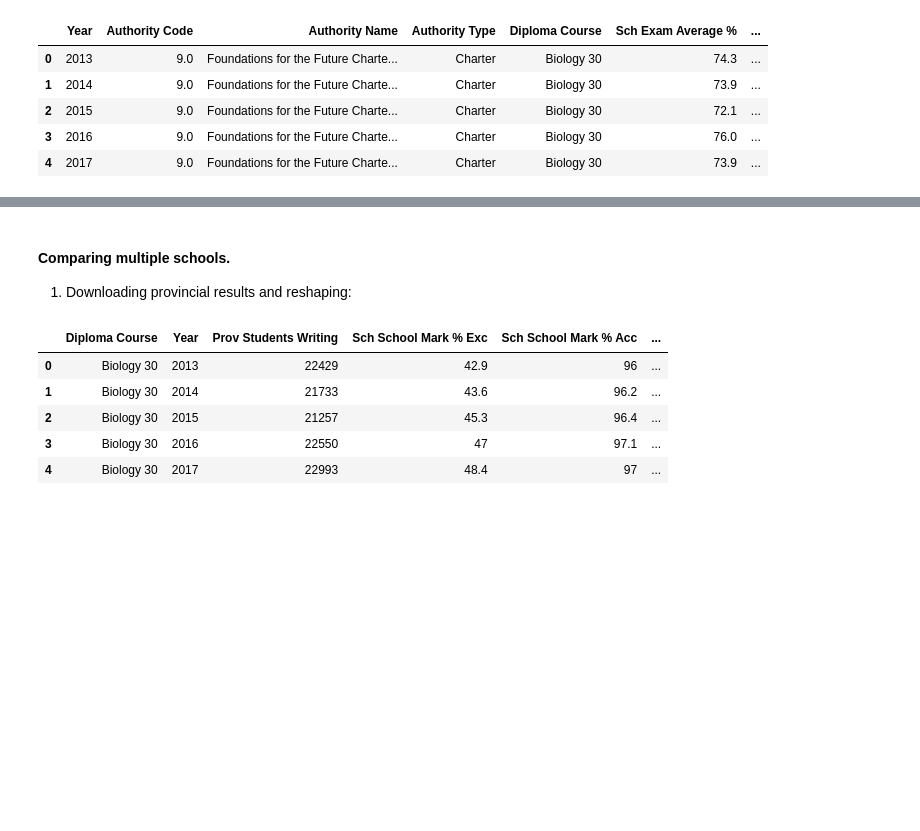
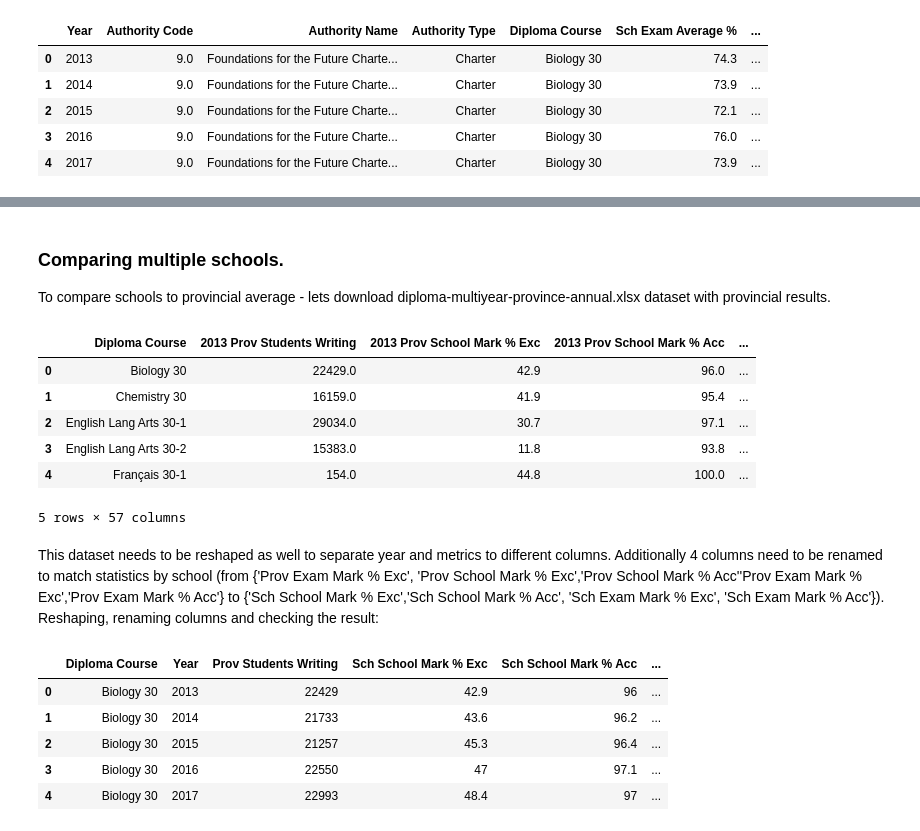
Before and after one commit to callysto/callysto-sample-notebooks, a Jupyter notebook: notebooks/Digital_Citizenship/Exam_data_results_by_school.ipynb, the cells around one changed output, grey strips where cells are left out. Drawn from its saved outputs; the diff is of its cells as text; code cells hidden in the pictures; blank space fills up the shorter version.

Commit message:
Added more description to Exam data

```diff
--- a/notebooks/Digital_Citizenship/Exam_data_results_by_school.ipynb
+++ b/notebooks/Digital_Citizenship/Exam_data_results_by_school.ipynb
@@ -136,7 +135,22 @@ If you're reading this message in another frontend (for example, a static render
-# %% [markdown]
-#### Comparing multiple schools.
-
-1. Downloading provincial results and reshaping:
+# %% [markdown]
+### Comparing multiple schools.
+
+To compare schools to provincial average - lets download diploma-multiyear-province-annual.xlsx dataset with provincial results.
+# %%
+provincial_results = pd.read_excel('https://education.alberta.ca/media/3680581/diploma-multiyear-province-annual.xlsx')
+provincial_results.head()
+# %% [output]
+|  | Diploma Course | 2013 Prov Students Writing | 2013 Prov School Mark % Exc | 2013 Prov School Mark % Acc | ... |
+| 0 | Biology 30 | 22429.0 | 42.9 | 96.0 | ... |
+| 1 | Chemistry 30 | 16159.0 | 41.9 | 95.4 | ... |
+| 2 | English Lang Arts 30-1 | 29034.0 | 30.7 | 97.1 | ... |
+| 3 | English Lang Arts 30-2 | 15383.0 | 11.8 | 93.8 | ... |
+| 4 | Français 30-1 | 154.0 | 44.8 | 100.0 | ... |
+5 rows × 57 columns
+# %% [markdown]
+This dataset needs to be reshaped as well to separate year and metrics to different columns.
+Additionally  4 columns need to be  renamed to match statistics by school (from {'Prov Exam Mark % Exc', 'Prov School Mark % Exc','Prov School Mark % Acc''Prov Exam Mark % Exc','Prov Exam Mark % Acc'} to {'Sch School Mark % Exc','Sch School Mark % Acc', 'Sch Exam Mark % Exc', 'Sch Exam Mark % Acc'}).
+Reshaping, renaming columns and checking the result:
 # %%
 provincial_results = pd.read_excel('https://education.alberta.ca/media/3680581/diploma-multiyear-province-annual.xlsx')
 years = []
```
Also changed, not shown: parts of 9 cells of this notebook.
